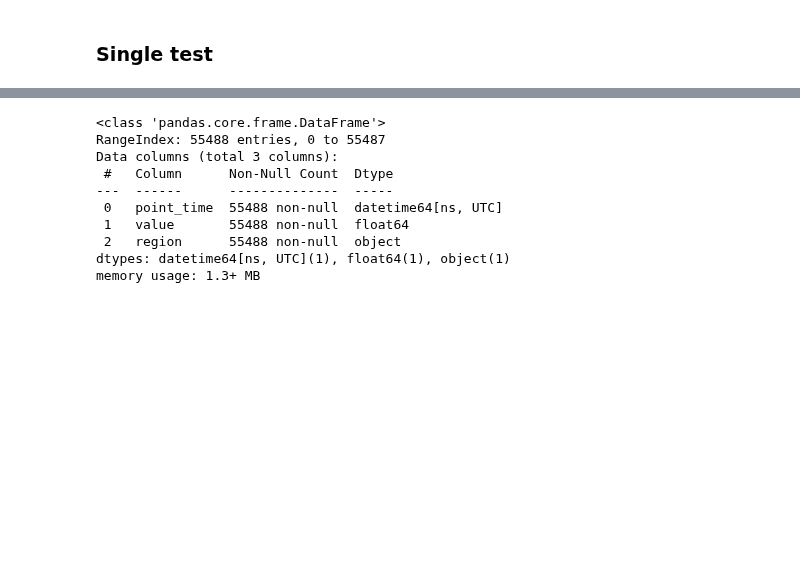
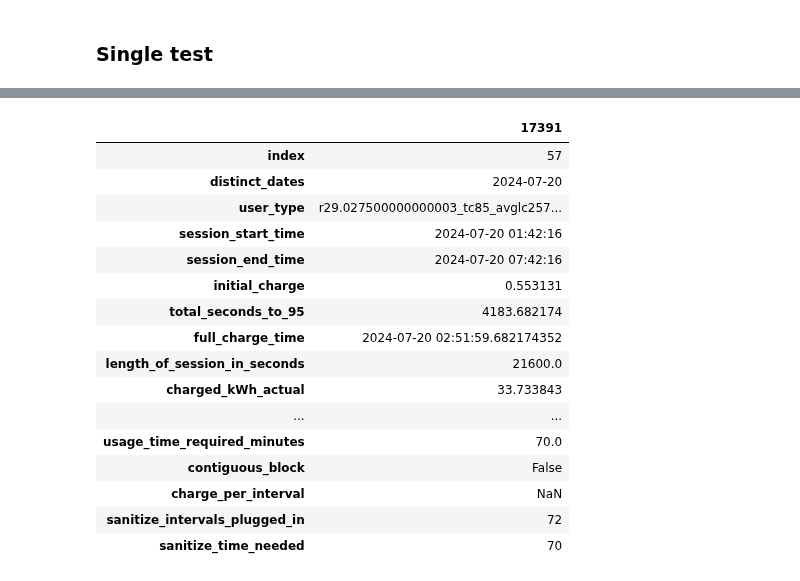
Before and after one commit to WattTime/watttime-python-client, a Jupyter notebook: evaluation/requery/20241203_requery_simple.ipynb, the cells around one changed output, grey strips where cells are left out. Cells and saved outputs as stored; diff of their text form; code cells hidden in the pictures; blank space fills up the shorter version.

Commit message:
testing requery framework

```diff
--- a/evaluation/requery/20241203_requery_simple.ipynb
+++ b/evaluation/requery/20241203_requery_simple.ipynb
@@ -95,22 +93,29 @@ df_req["sanitize_intervals_plugged_in"] = df_req.apply(lambda x: sanitize_total_
 df_req["sanitize_time_needed"] = df_req.apply(lambda x: sanitize_time_needed(x.total_seconds_to_95, x.length_of_session_in_seconds), axis=1)
 # %%
 synth_data = df_req.sample(10)
-# %%
-full_history.info()
-# %% [output]
-<class 'pandas.core.frame.DataFrame'>
-RangeIndex: 55488 entries, 0 to 55487
-Data columns (total 3 columns):
- #   Column      Non-Null Count  Dtype
----  ------      --------------  -----
- 0   point_time  55488 non-null  datetime64[ns, UTC]
- 1   value       55488 non-null  float64
- 2   region      55488 non-null  object
-dtypes: datetime64[ns, UTC](1), float64(1), object(1)
-memory usage: 1.3+ MB
 # %%
 synth_data.session_start_time = pd.to_datetime(synth_data.session_start_time)
 synth_data.session_end_time = pd.to_datetime(synth_data.session_end_time)
+# %%
+synth_data.head(1).T
+# %% [output]
+|  | 17391 |
+| index | 57 |
+| distinct_dates | 2024-07-20 |
+| user_type | r29.027500000000003_tc85_avglc257... |
+| session_start_time | 2024-07-20 01:42:16 |
+| session_end_time | 2024-07-20 07:42:16 |
+| initial_charge | 0.553131 |
+| total_seconds_to_95 | 4183.682174 |
+| full_charge_time | 2024-07-20 02:51:59.682174352 |
+| length_of_session_in_seconds | 21600.0 |
+| charged_kWh_actual | 33.733843 |
+| ... | ... |
+| usage_time_required_minutes | 70.0 |
+| contiguous_block | False |
+| charge_per_interval | NaN |
+| sanitize_intervals_plugged_in | 72 |
+| sanitize_time_needed | 70 |
 # %%
 time_zone = evu.get_timezone_from_dict(region)
 start_time = pd.Timestamp(evu.convert_to_utc(synth_data.iloc[0]['session_start_time'].round('5min') , time_zone))
```
Also changed, not shown: parts of 8 cells of this notebook, 2 other files.
